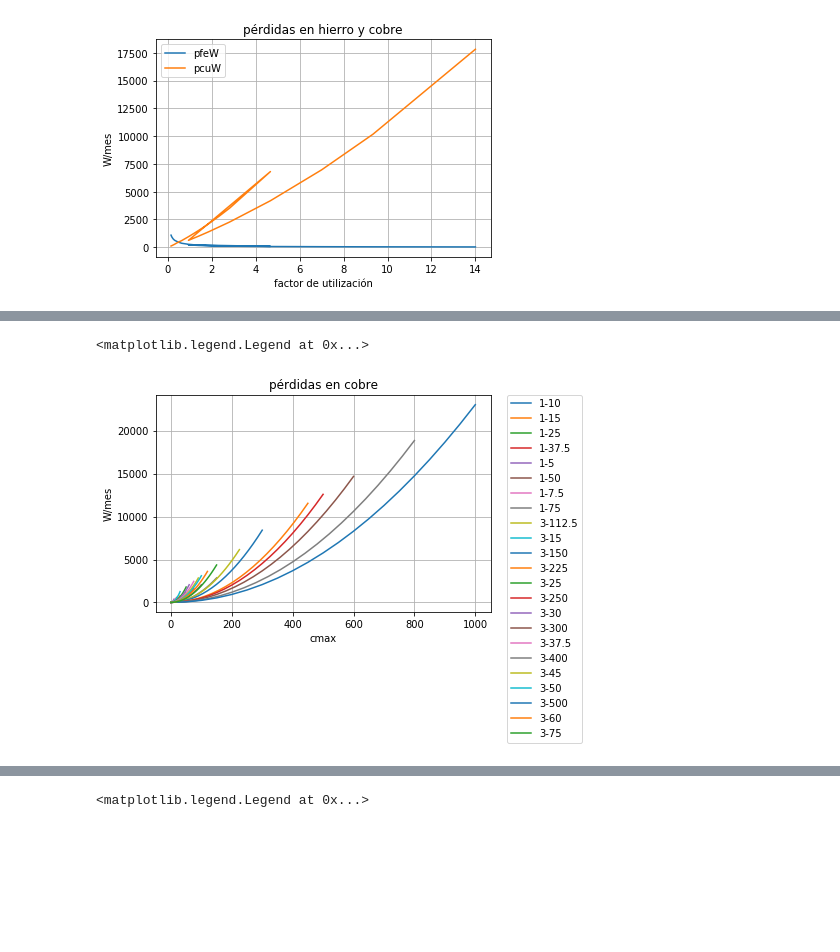
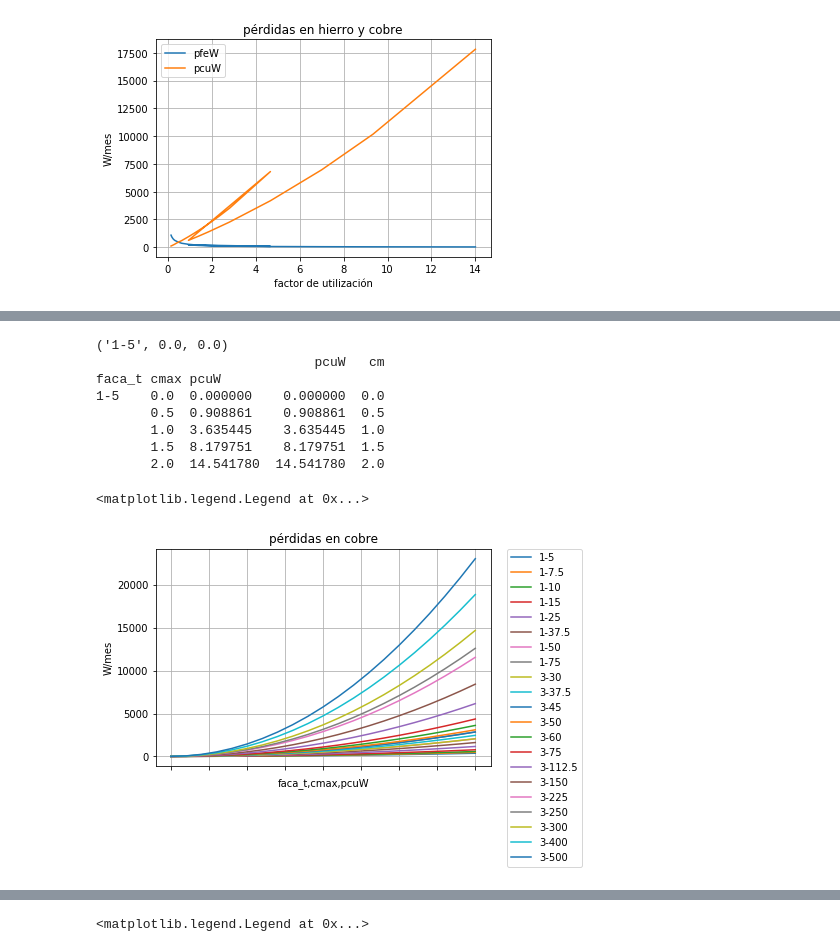
Before and after one commit to lorenacadavid/Internexa, a Jupyter notebook: Optimizador/Internexa_FnBas_v2_LCadavid_24Jul18.ipynb, the cells around one changed output, grey strips where cells are left out. Saved outputs shown, nothing was run; the diff lists cells and outputs as text; code cells hidden in the pictures; blank space fills up the shorter version.

```diff
--- a/Optimizador/Internexa_FnBas_v2_LCadavid_24Jul18.ipynb
+++ b/Optimizador/Internexa_FnBas_v2_LCadavid_24Jul18.ipynb
@@ -315,20 +308,34 @@ a['pcuW'].plot(x='cm')
 # %%
-#perdidas en cobre
 df = matriz.loc[:,['fases','cmax','faca_t','pfeW','pcuW','futi_nt','capa']]
-#df = df.sort_values(['pfeW'],ascending=[True])
+df.set_index('cmax', inplace=True)
 
-df.set_index('cmax', inplace=True)
-a = df.groupby('faca_t')['pcuW']
-#a = a.sort_values(['faca_t'],ascending=[True])
-#a = a.sort_values(['fases','capa'],ascending=[True,True])
-a.plot(x='cmax')
+grupos = df.groupby(['faca_t','cmax','pcuW'])
+a = pd.DataFrame(grupos['pcuW'].sum())
+a['cm'] = a.index.get_level_values('cmax')
+
+a = a.reindex(orden, level='faca_t')
+print(a.index.values[0])
+print(a.head())
+
+#a.set_index('cm', inplace=True)
+
+b = a.groupby(['faca_t'])['pcuW']
+b.plot(x='cmax')
 plt.ylabel('W/mes')
 plt.title('pérdidas en cobre')
 plt.grid(True)
 plt.legend(bbox_to_anchor=(1.05, 1), loc=2, borderaxespad=0.)
 # %% [output]
-<matplotlib.legend.Legend at 0x...>
+('1-5', 0.0, 0.0)
+                            pcuW   cm
+faca_t cmax pcuW
+1-5    0.0  0.000000    0.000000  0.0
+       0.5  0.908861    0.908861  0.5
+       1.0  3.635445    3.635445  1.0
+       1.5  8.179751    8.179751  1.5
+       2.0  14.541780  14.541780  2.0
+<matplotlib.legend.Legend at 0x...>
-[figure, old version]
+[figure, new version]
 # %%
 
 #perdidas en cobre
```
Also changed, not shown: parts of 3 cells of this notebook.
